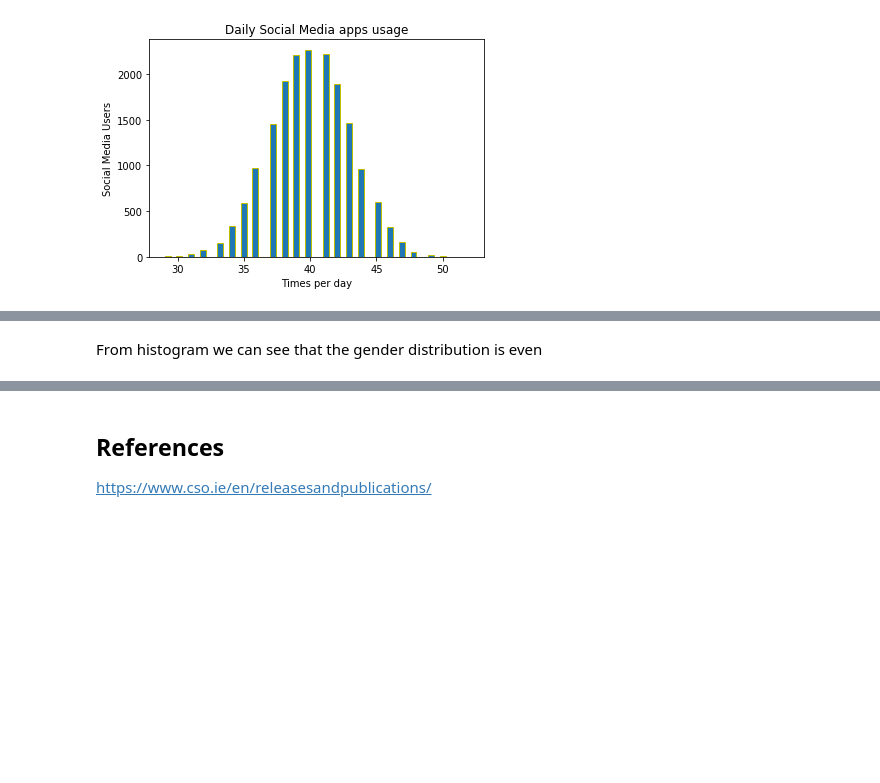
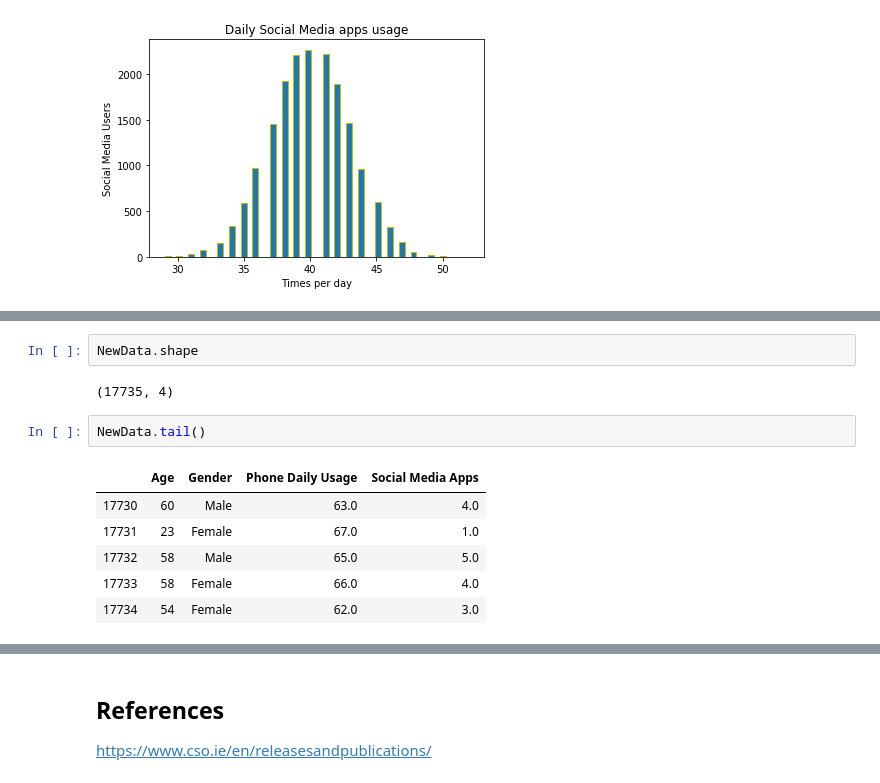
Before and after one commit to rituteval/Programming-DA--PROJECT, a Jupyter notebook: Programming DA- PROJECT.ipynb, the cells around one changed output, grey strips where cells are left out. Saved outputs shown, nothing was run; the diff lists cells and outputs as text; blank space fills up the shorter version.

Commit message:
Generated more data

```diff
--- a/Programming DA- PROJECT.ipynb
+++ b/Programming DA- PROJECT.ipynb
@@ -214,3 +214,14 @@ NewData.head()
 | 4 | 55 | Male | 61.0 | 4.0 |
-# %% [markdown]
-From histogram we can see that the gender distribution is even
+# %%
+NewData.shape
+# %% [output]
+(17735, 4)
+# %%
+NewData.tail()
+# %% [output]
+|  | Age | Gender | Phone Daily Usage | Social Media Apps |
+| 17730 | 60 | Male | 63.0 | 4.0 |
+| 17731 | 23 | Female | 67.0 | 1.0 |
+| 17732 | 58 | Male | 65.0 | 5.0 |
+| 17733 | 58 | Female | 66.0 | 4.0 |
+| 17734 | 54 | Female | 62.0 | 3.0 |
```
Also changed, not shown: parts of 7 cells of this notebook.
